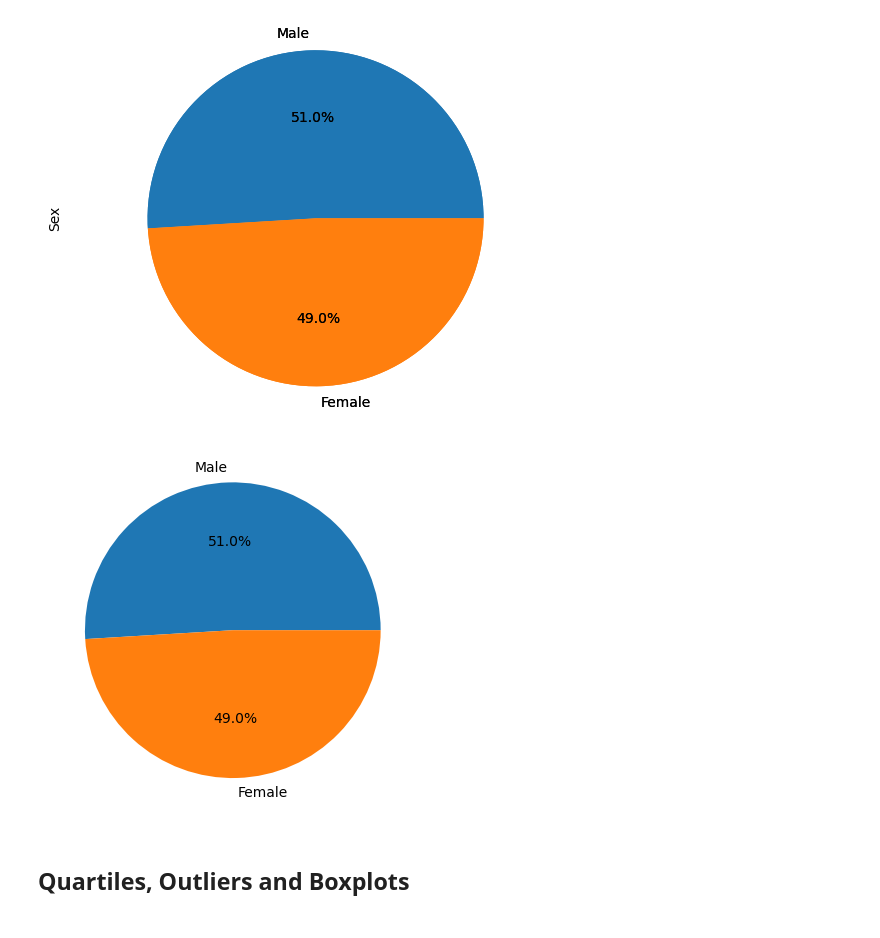
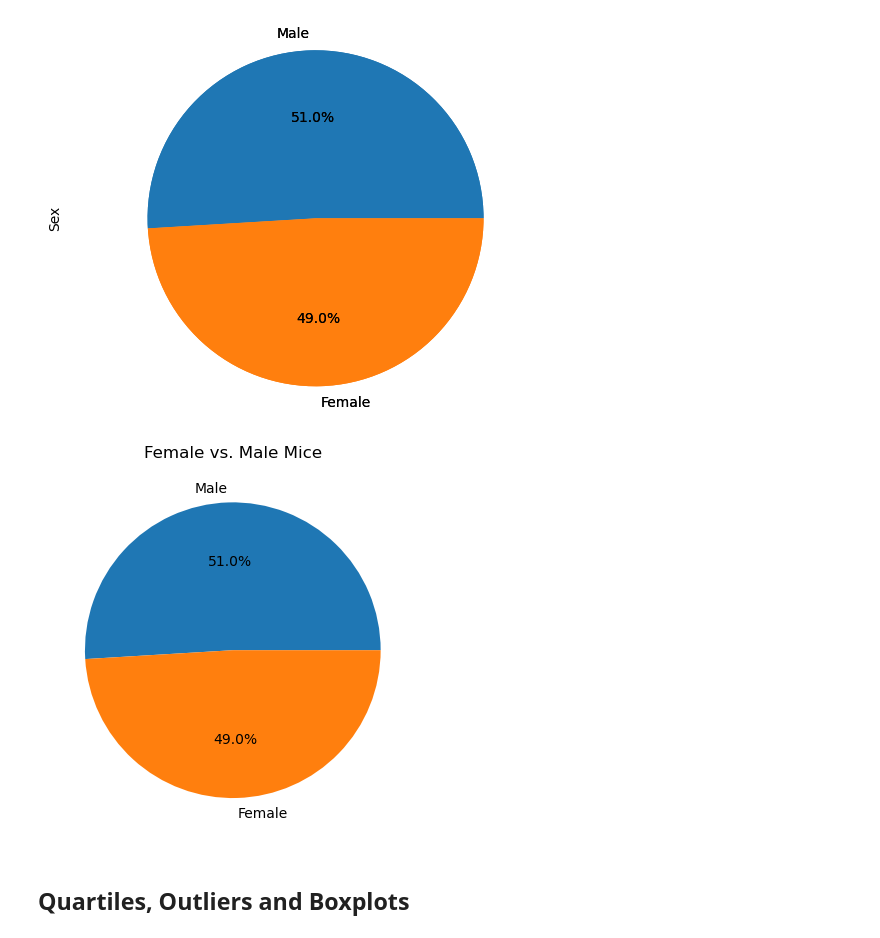
Before and after one commit to NifaCout/Matplotlib, a Jupyter notebook: pymaceuticals_starter.ipynb, the cells around one changed output. Saved outputs shown, nothing was run; the diff lists cells and outputs as text; code cells hidden in the pictures.

```diff
--- a/pymaceuticals_starter.ipynb
+++ b/pymaceuticals_starter.ipynb
@@ -175,9 +184,10 @@ plt.show()
 # %%
 # Generate a pie plot showing the distribution of female versus male mice using pyplot
 plt.pie(total_gender, labels=total_gender.index, autopct='%1.1f%%')
+plt.title("Female vs. Male Mice")
 plt.show()
 # %% [output]
-[figure, old version]
+[figure, new version]
 # %% [markdown]
 ## Quartiles, Outliers and Boxplots
 # %%
```
Also changed, not shown: parts of 8 cells of this notebook.
